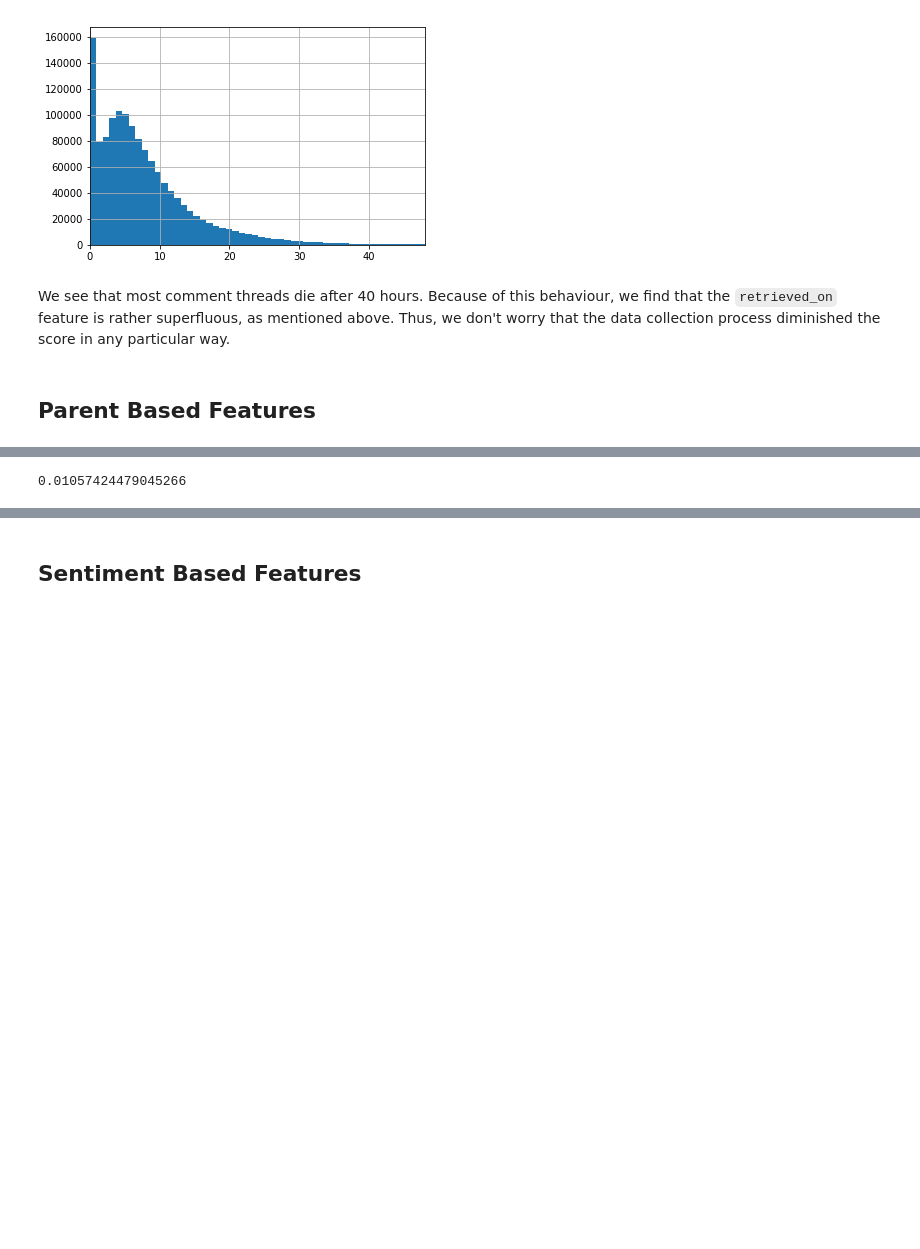
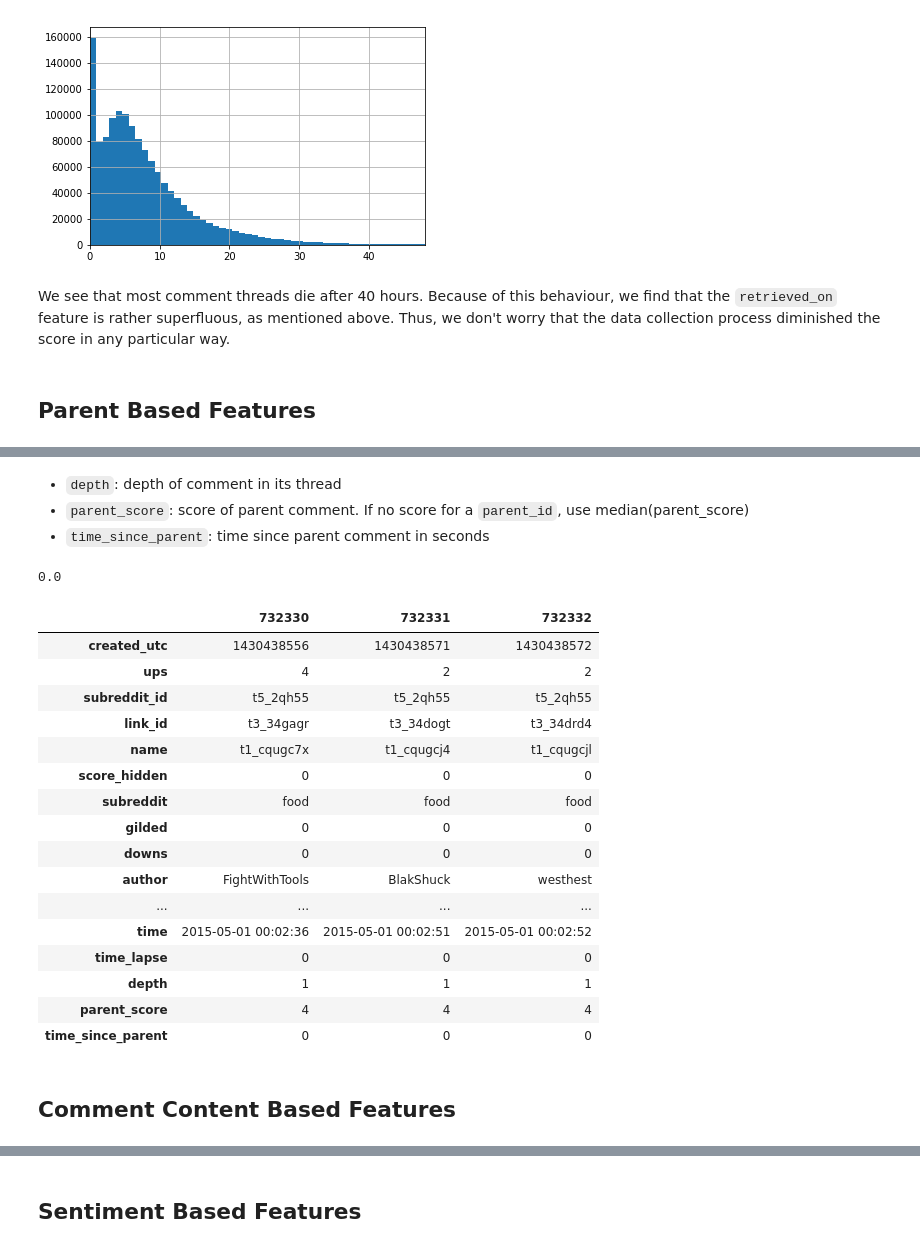
Before and after one commit to Prakhar-USF/ml-reddit, a Jupyter notebook: preprocessing.ipynb, the cells around one changed output, grey strips where cells are left out. Drawn from its saved outputs; the diff is of its cells as text; code cells hidden in the pictures; blank space fills up the shorter version.

```diff
--- a/preprocessing.ipynb
+++ b/preprocessing.ipynb
@@ -384,4 +207,4 @@ df.time_since_parent = df.time_since_parent.apply(lambda x: x.total_seconds())
-# %%
-sum(df.depth != df.depth) / len(df.depth)
-# %% [output]
-0.01057424479045266
+# %% [markdown]
+- `depth`: depth of comment in its thread
+- `parent_score`: score of parent comment. If no score for a `parent_id`, use median(parent_score)
+- `time_since_parent`: time since parent comment in seconds
@@ -387,0 +257,26 @@ sum(df.depth != df.depth) / len(df.depth)
+# %%
+sum(df.parent_score != df.parent_score) / len(df.parent_score)
+# %% [output]
+0.0
+# %%
+df.head(3).T
+# %% [output]
+|  | 732330 | 732331 | 732332 |
+| created_utc | 1430438556 | 1430438571 | 1430438572 |
+| ups | 4 | 2 | 2 |
+| subreddit_id | t5_2qh55 | t5_2qh55 | t5_2qh55 |
+| link_id | t3_34gagr | t3_34dogt | t3_34drd4 |
+| name | t1_cqugc7x | t1_cqugcj4 | t1_cqugcjl |
+| score_hidden | 0 | 0 | 0 |
+| subreddit | food | food | food |
+| gilded | 0 | 0 | 0 |
+| downs | 0 | 0 | 0 |
+| author | FightWithTools | BlakShuck | westhest |
+| ... | ... | ... | ... |
+| time | 2015-05-01 00:02:36 | 2015-05-01 00:02:51 | 2015-05-01 00:02:52 |
+| time_lapse | 0 | 0 | 0 |
+| depth | 1 | 1 | 1 |
+| parent_score | 4 | 4 | 4 |
+| time_since_parent | 0 | 0 | 0 |
+# %% [markdown]
+## Comment Content Based Features
```
Also changed, not shown: parts of 92 cells of this notebook.
